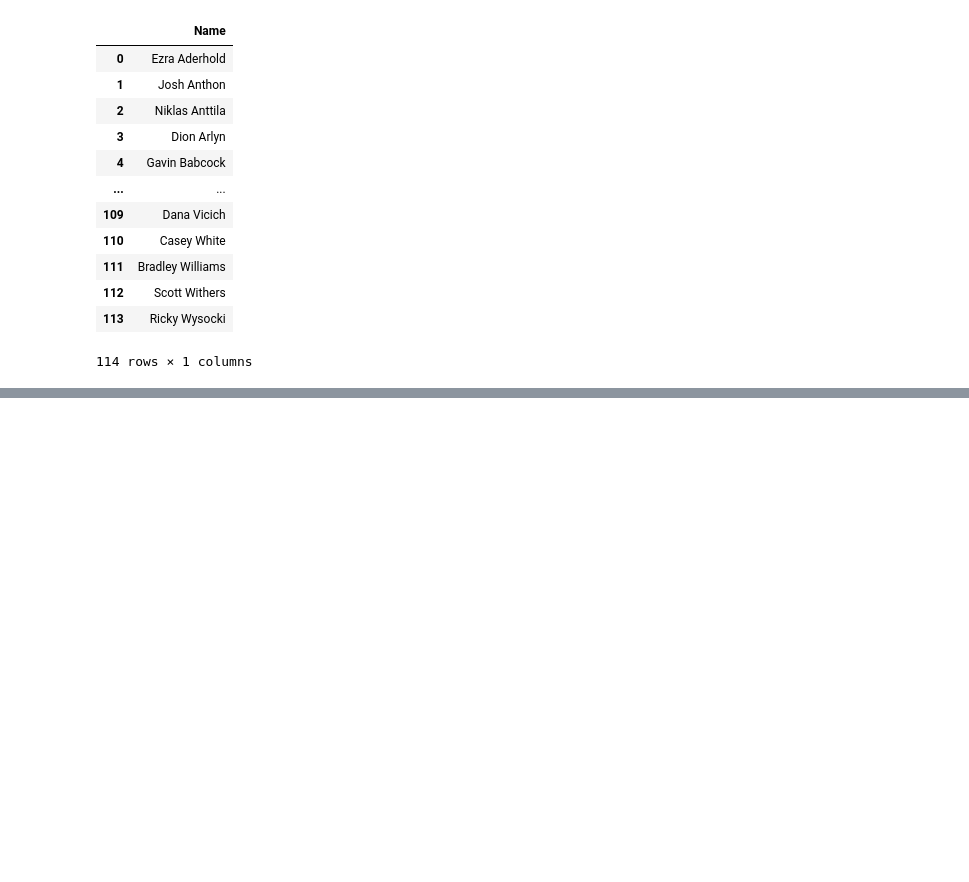
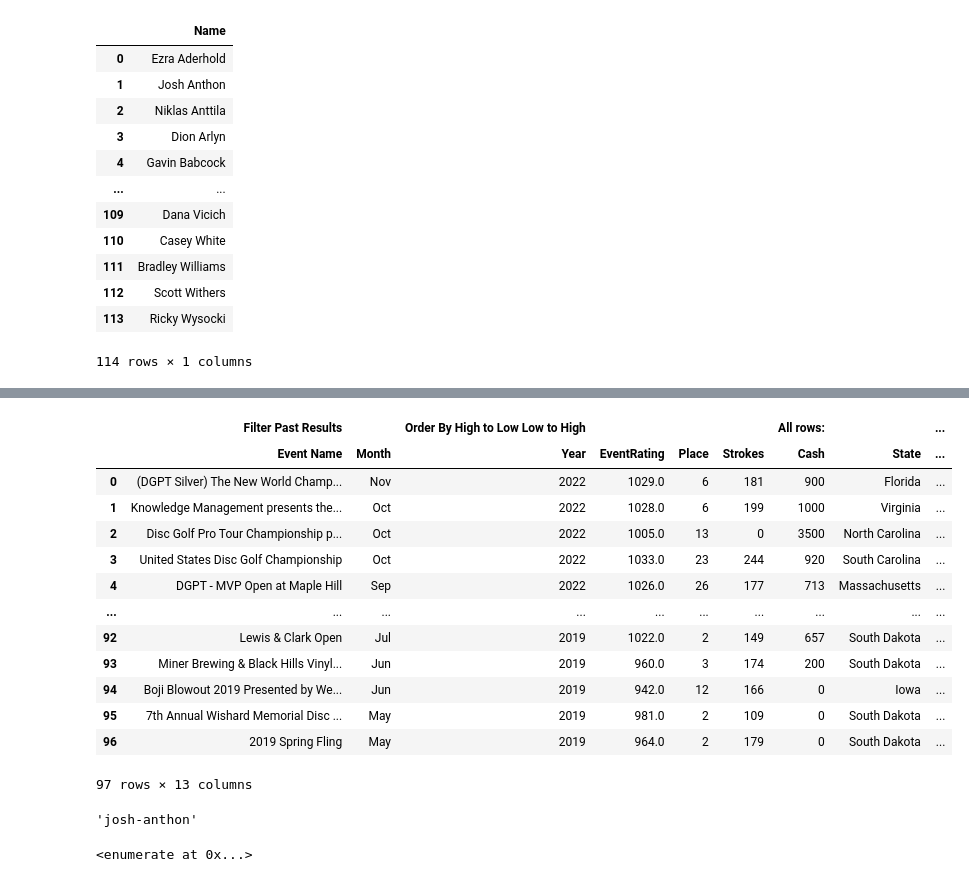
Before and after one commit to jamorgan8/disc-golf-analysis, a Jupyter notebook: notebooks/statmando_webscrape_player_prof.ipynb, the cells around one changed output, grey strips where cells are left out. Cells and saved outputs as stored; diff of their text form; code cells hidden in the pictures; blank space fills up the shorter version.

```diff
--- a/notebooks/statmando_webscrape_player_prof.ipynb
+++ b/notebooks/statmando_webscrape_player_prof.ipynb
@@ -157,0 +249,26 @@ names
+# %%
+stats = pd.read_html(str(soup.find('table', attrs={'id':'history'})))[0]
+stats
+# %% [output]
+|  | Filter Past Results |  | Order By High to Low Low to High |  |  |  | All rows: |  | ... |
+|  | Event Name | Month | Year | EventRating | Place | Strokes | Cash | State | ... |
+| 0 | (DGPT Silver) The New World Champ... | Nov | 2022 | 1029.0 | 6 | 181 | 900 | Florida | ... |
+| 1 | Knowledge Management presents the... | Oct | 2022 | 1028.0 | 6 | 199 | 1000 | Virginia | ... |
+| 2 | Disc Golf Pro Tour Championship p... | Oct | 2022 | 1005.0 | 13 | 0 | 3500 | North Carolina | ... |
+| 3 | United States Disc Golf Championship | Oct | 2022 | 1033.0 | 23 | 244 | 920 | South Carolina | ... |
+| 4 | DGPT - MVP Open at Maple Hill | Sep | 2022 | 1026.0 | 26 | 177 | 713 | Massachusetts | ... |
+| ... | ... | ... | ... | ... | ... | ... | ... | ... | ... |
+| 92 | Lewis & Clark Open | Jul | 2019 | 1022.0 | 2 | 149 | 657 | South Dakota | ... |
+| 93 | Miner Brewing & Black Hills Vinyl... | Jun | 2019 | 960.0 | 3 | 174 | 200 | South Dakota | ... |
+| 94 | Boji Blowout 2019 Presented by We... | Jun | 2019 | 942.0 | 12 | 166 | 0 | Iowa | ... |
+| 95 | 7th Annual Wishard Memorial Disc ... | May | 2019 | 981.0 | 2 | 109 | 0 | South Dakota | ... |
+| 96 | 2019 Spring Fling | May | 2019 | 964.0 | 2 | 179 | 0 | South Dakota | ... |
+97 rows × 13 columns
+# %%
+pnames[1]
+# %% [output]
+'josh-anthon'
+# %%
+pnames
+# %% [output]
+<enumerate at 0x...>
```
Also changed, not shown: parts of 16 cells of this notebook.
